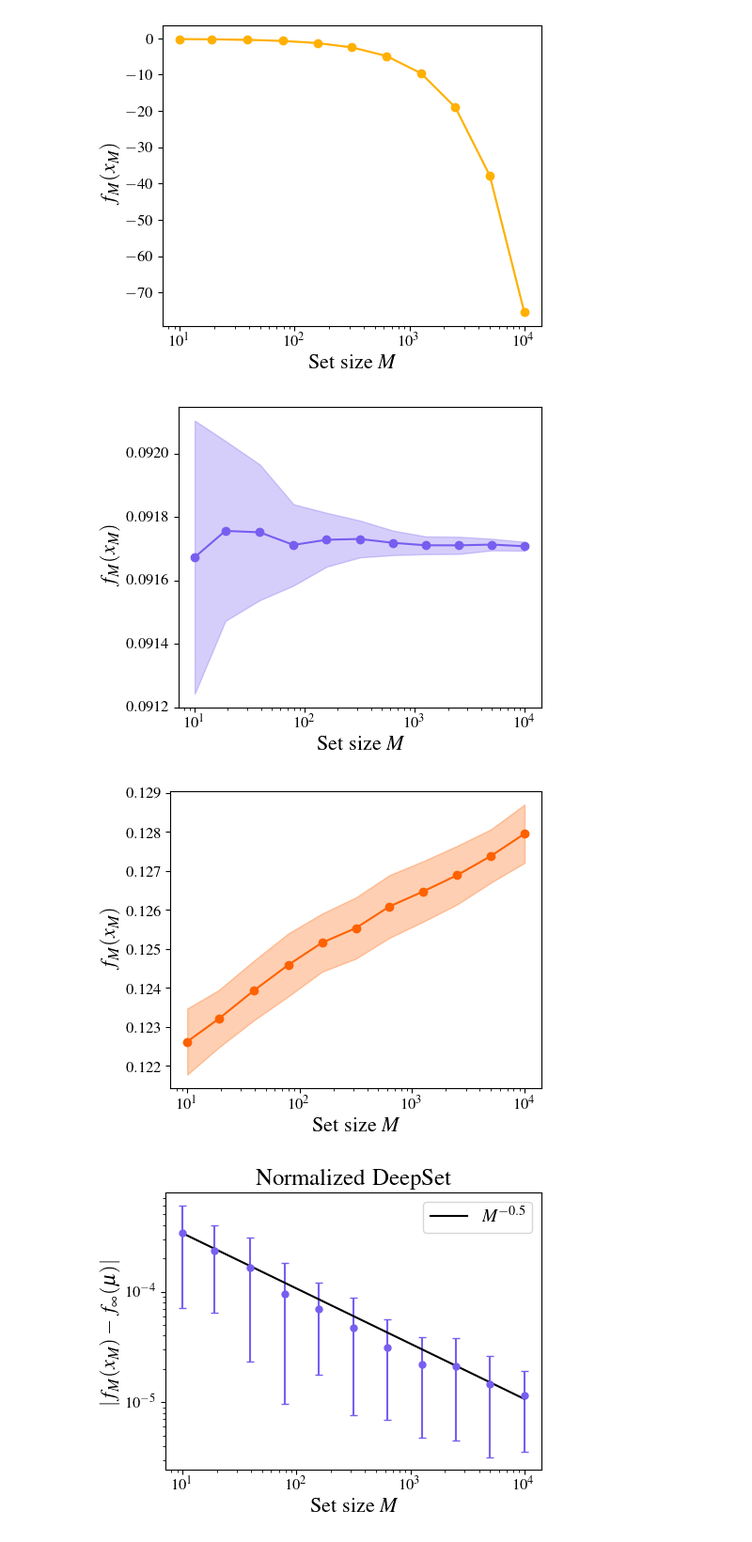
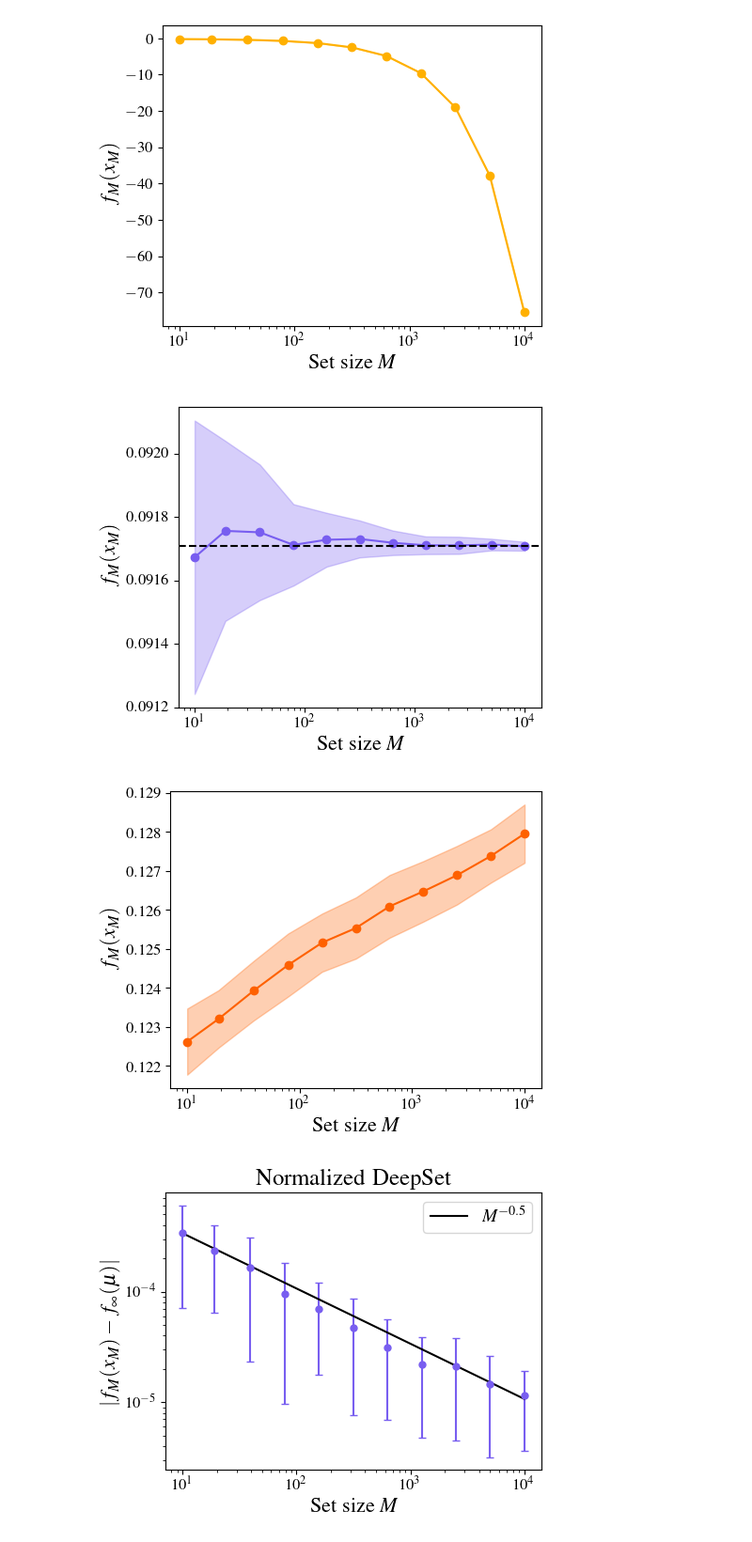
Before and after one commit to yuxinma98/transferring_transferability, a Jupyter notebook: DeepSet/transferability.ipynb, the cells around one changed output. Shown at 94% size. Cells and saved outputs as stored; diff of their text form; code cells hidden in the pictures.

Commit message:
Deepset;O_d: limit computation.

```diff
--- a/DeepSet/transferability.ipynb
+++ b/DeepSet/transferability.ipynb
@@ -17,34 +76,4 @@ typesetting()
 # %%
-n_samples = 100
-log_n_range = np.arange(1, 4.1, 0.3)
-torch.manual_seed(50)
-# fix input distribution
-gaussian = torch.distributions.Normal(loc=0.0, scale=1.0)
-
-# fix 3 models with random weights
-deepset = DeepSet(in_channels=1, output_channels=1, hidden_dim=128, normalization=None)
-normalized_deepset = DeepSet(in_channels=1, output_channels=1, hidden_dim=128, normalization="mean")
-pointnet = DeepSet(in_channels=1, output_channels=1, hidden_dim=128, normalization="max")
-deepset.eval()
-normalized_deepset.eval()
-pointnet.eval()
-
-# compute output
-n_range = np.power(10, log_n_range).astype(int)
-models = {
-    "DeepSet": deepset,
-    "Normalized DeepSet": normalized_deepset,
-    "PointNet": pointnet,
-}
-outputs = {}
-for model_name, model in models.items():
-    outputs.setdefault(model_name, [])
-    for i, n in enumerate(n_range):
-        X = gaussian.sample((n_samples, n)).unsqueeze(-1)
-        with torch.no_grad():
-            output = model(X)
-            outputs[model_name].append(output)
-
 # plot
 fig, axs = plt.subplots(1, 3, figsize=(15, 4))
 
@@ -79,6 +108,8 @@ for ax, (model_name, color) in zip(axs, color_dict.items()):
         color=color,
         alpha=0.3,
     )
+    if model_name == "Normalized DeepSet":
+        ax.axhline(limit, color="k", linestyle="--", label="Limit")
     ax.set_xscale("log")
     ax.set_xlabel(r"Set size $M$", fontsize=16)
     ax.set_ylabel(r"$f_M(x_M)$", fontsize=16)
@@ -100,33 +131,35 @@ for model_name, color in color_dict.items():
         "o-",
         color=color,
     )
     plt.fill_between(
         n_range,
         [
             float(outputs[model_name][i].mean(dim=0).squeeze())
             - float(outputs[model_name][i].std(dim=0).squeeze())
             for i in range(len(n_range))
         ],
         [
             float(outputs[model_name][i].mean(dim=0).squeeze())
             + float(outputs[model_name][i].std(dim=0).squeeze())
             for i in range(len(n_range))
         ],
         color=color,
         alpha=0.3,
     )
+    if model_name == "Normalized DeepSet":
+        plt.axhline(limit, color="k", linestyle="--", label="Limit")
     plt.xscale("log")
     plt.xlabel(r"Set size $M$", fontsize=16)
     plt.ylabel(r"$f_M(x_M)$", fontsize=16)
     plt.tick_params(axis="both", which="major", labelsize=12)
     plt.tight_layout()
     plt.savefig(
         CURRENT_DIR
         + f"/log/transferability/{model_name.lower().replace(' ', '_')}_transferability_outputs.pdf"
     )
     plt.show()
 # %% [output]
 [figure]
-[figure, old version]
+[figure, new version]
 [figure]
 # %%
```
Also changed, not shown: parts of 3 cells of this notebook, 1 other file.
